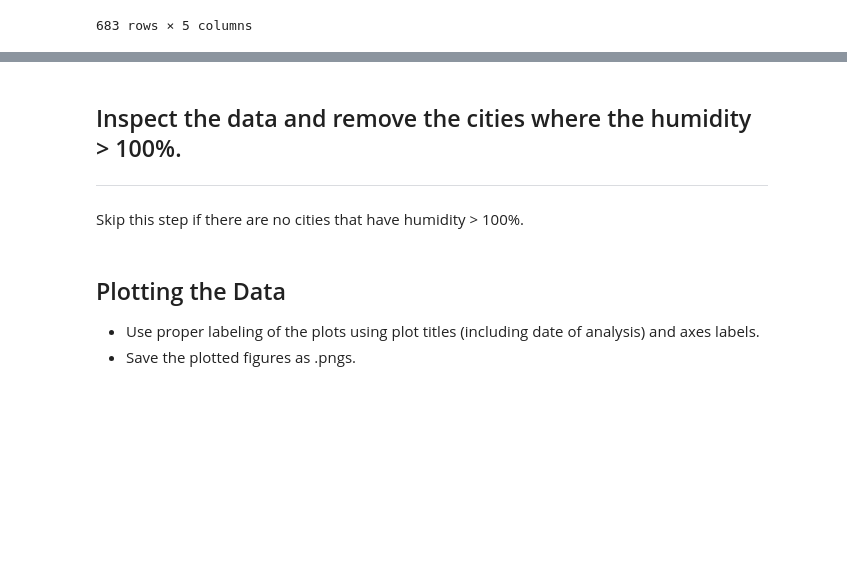
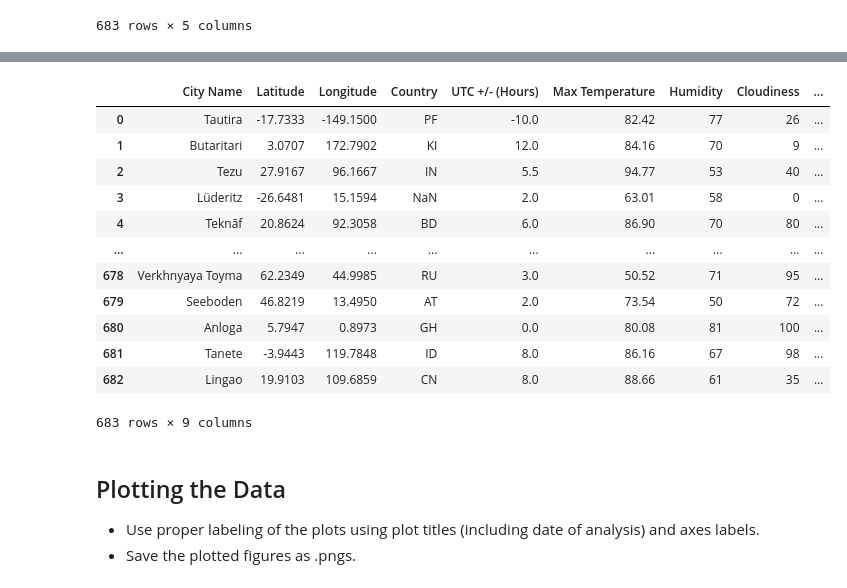
Before and after one commit to ramses93/python-api-challenge, a Jupyter notebook: WeatherPy/WeatherPy.ipynb, the cells around one changed output, grey strips where cells are left out. Saved outputs shown, nothing was run; the diff lists cells and outputs as text; code cells hidden in the pictures; blank space fills up the shorter version.

```diff
--- a/WeatherPy/WeatherPy.ipynb
+++ b/WeatherPy/WeatherPy.ipynb
@@ -138,4 +168,0 @@ display(city_data)
-# %% [markdown]
-## Inspect the data and remove the cities where the humidity > 100%.
-----
-Skip this step if there are no cities that have humidity > 100%.
@@ -145,3 +172,21 @@ Skip this step if there are no cities that have humidity > 100%.
+# %%
+# Import data
+city_data = pd.read_csv(r'..\\output_data\\Weather_Forecast.csv').drop(labels="Unnamed: 0",axis=1)
+city_data
+# %% [output]
+|  | City Name | Latitude | Longitude | Country | UTC +/- (Hours) | Max Temperature | Humidity | Cloudiness | ... |
+| 0 | Tautira | -17.7333 | -149.1500 | PF | -10.0 | 82.42 | 77 | 26 | ... |
+| 1 | Butaritari | 3.0707 | 172.7902 | KI | 12.0 | 84.16 | 70 | 9 | ... |
+| 2 | Tezu | 27.9167 | 96.1667 | IN | 5.5 | 94.77 | 53 | 40 | ... |
+| 3 | Lüderitz | -26.6481 | 15.1594 | NaN | 2.0 | 63.01 | 58 | 0 | ... |
+| 4 | Teknāf | 20.8624 | 92.3058 | BD | 6.0 | 86.90 | 70 | 80 | ... |
+| ... | ... | ... | ... | ... | ... | ... | ... | ... | ... |
+| 678 | Verkhnyaya Toyma | 62.2349 | 44.9985 | RU | 3.0 | 50.52 | 71 | 95 | ... |
+| 679 | Seeboden | 46.8219 | 13.4950 | AT | 2.0 | 73.54 | 50 | 72 | ... |
+| 680 | Anloga | 5.7947 | 0.8973 | GH | 0.0 | 80.08 | 81 | 100 | ... |
+| 681 | Tanete | -3.9443 | 119.7848 | ID | 8.0 | 86.16 | 67 | 98 | ... |
+| 682 | Lingao | 19.9103 | 109.6859 | CN | 8.0 | 88.66 | 61 | 35 | ... |
+683 rows × 9 columns
 # %% [markdown]
 ## Plotting the Data
 * Use proper labeling of the plots using plot titles (including date of analysis) and axes labels.
```
Also changed, not shown: parts of 3 cells of this notebook, 1 other file.
